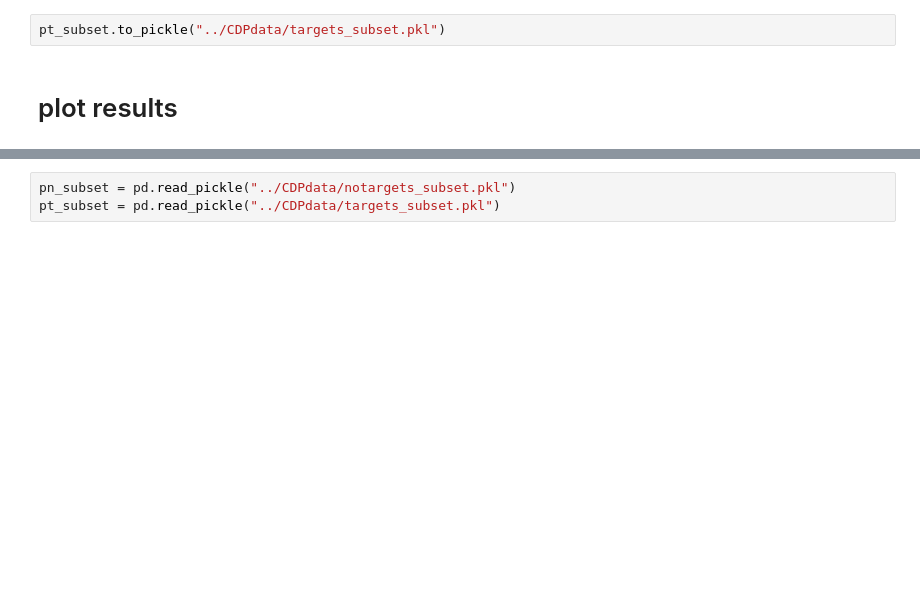
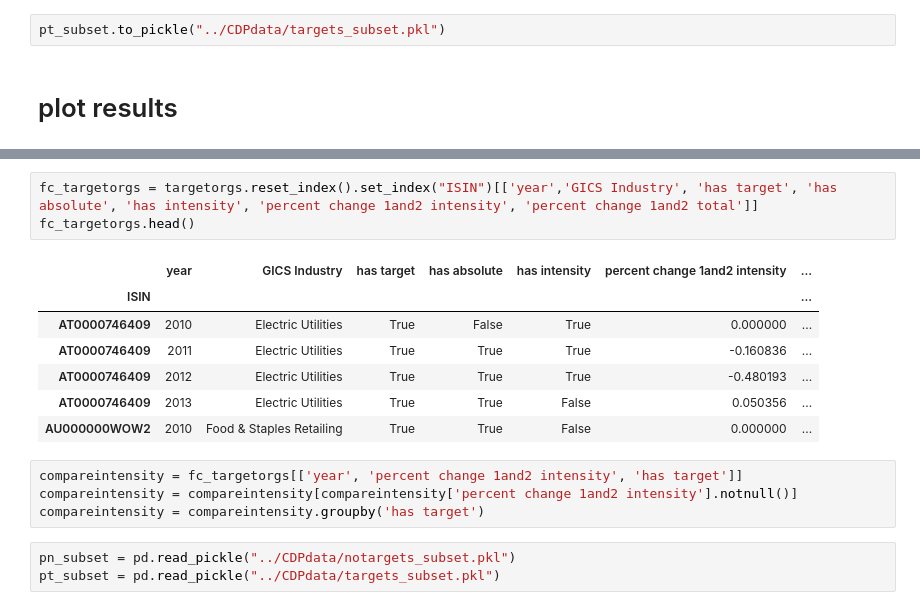
Before and after one commit to mirthbottle/ghg, a Jupyter notebook: compare companies.ipynb, the cells around one changed output, grey strips where cells are left out. Cells and saved outputs as stored; diff of their text form; blank space fills up the shorter version.

```diff
--- a/compare companies.ipynb
+++ b/compare companies.ipynb
@@ -121,3 +151,18 @@ output_notebook()
+# %%
+fc_targetorgs = targetorgs.reset_index().set_index("ISIN")[['year','GICS Industry', 'has target', 'has absolute', 'has intensity', 'percent change 1and2 intensity', 'percent change 1and2 total']]
+fc_targetorgs.head()
+# %% [output]
+|  | year | GICS Industry | has target | has absolute | has intensity | percent change 1and2 intensity | ... |
+| ISIN |  |  |  |  |  |  | ... |
+| AT0000746409 | 2010 | Electric Utilities | True | False | True | 0.000000 | ... |
+| AT0000746409 | 2011 | Electric Utilities | True | True | True | -0.160836 | ... |
+| AT0000746409 | 2012 | Electric Utilities | True | True | True | -0.480193 | ... |
+| AT0000746409 | 2013 | Electric Utilities | True | True | False | 0.050356 | ... |
+| AU000000WOW2 | 2010 | Food & Staples Retailing | True | True | False | 0.000000 | ... |
+# %%
+compareintensity = fc_targetorgs[['year', 'percent change 1and2 intensity', 'has target']]
+compareintensity = compareintensity[compareintensity['percent change 1and2 intensity'].notnull()]
+compareintensity = compareintensity.groupby('has target')
 # %%
 pn_subset = pd.read_pickle("../CDPdata/notargets_subset.pkl")
 pt_subset = pd.read_pickle("../CDPdata/targets_subset.pkl")
```
Also changed, not shown: parts of 9 cells of this notebook, 2 other files.
